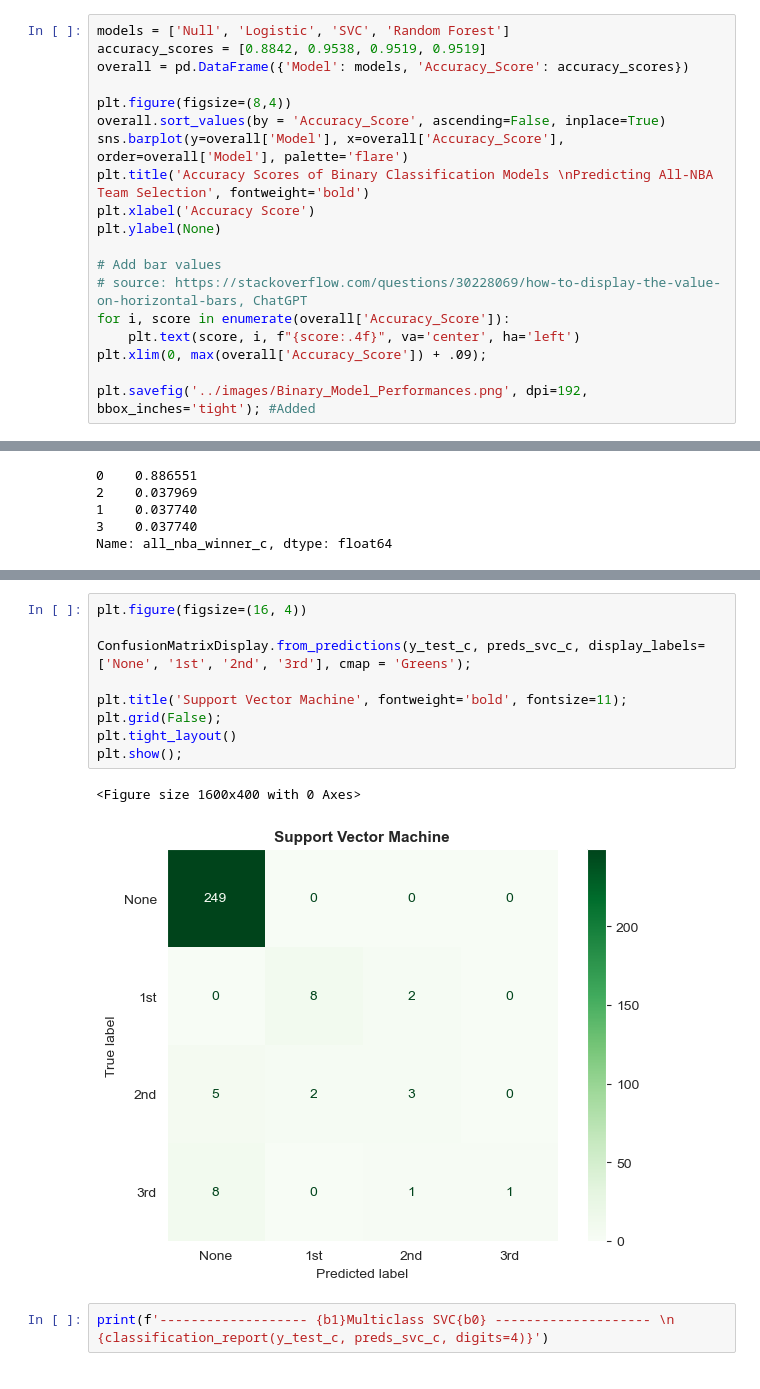
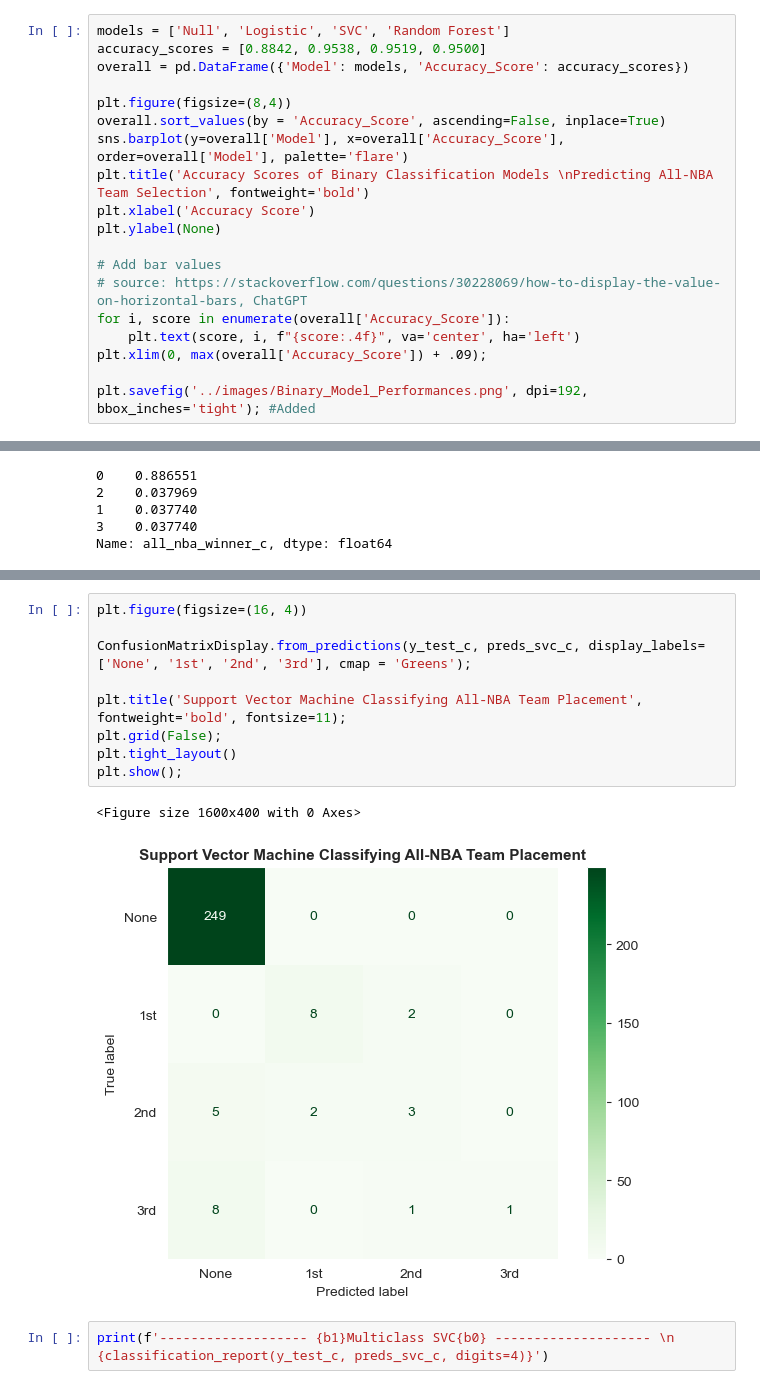
Before and after one commit to farahmalik11/DSI508_Capstone, a Jupyter notebook: code/06_Final_Model_Testing.ipynb, the cells around one changed output, grey strips where cells are left out. Drawn from its saved outputs; the diff is of its cells as text.

```diff
--- a/code/06_Final_Model_Testing.ipynb
+++ b/code/06_Final_Model_Testing.ipynb
@@ -155,6 +162,6 @@ plt.savefig('../images/Multi_Model_Performances.png', dpi=192, bbox_inches='tigh
 # %%
 models = ['Null', 'Logistic', 'SVC', 'Random Forest']
-accuracy_scores = [0.8842, 0.9538, 0.9519, 0.9519]
+accuracy_scores = [0.8842, 0.9538, 0.9519, 0.9500]
 overall = pd.DataFrame({'Model': models, 'Accuracy_Score': accuracy_scores})
 
 plt.figure(figsize=(8,4))
@@ -498,15 +553,15 @@ Wall time: 3.88 s
 # %%
 plt.figure(figsize=(16, 4))
 
 ConfusionMatrixDisplay.from_predictions(y_test_c, preds_svc_c, display_labels=['None', '1st', '2nd', '3rd'], cmap = 'Greens');
 
-plt.title('Support Vector Machine', fontweight='bold', fontsize=11);
+plt.title('Support Vector Machine Classifying All-NBA Team Placement', fontweight='bold', fontsize=11);
 plt.grid(False);
 plt.tight_layout()
 plt.show();
 # %% [output]
 <Figure size 1600x400 with 0 Axes>
-[figure, old version]
+[figure, new version]
 # %%
 print(f'------------------- {b1}Multiclass SVC{b0} -------------------- \n  {classification_report(y_test_c, preds_svc_c, digits=4)}')
 # %% [output]
```
Also changed, not shown: parts of 43 cells of this notebook, 11 other files.
